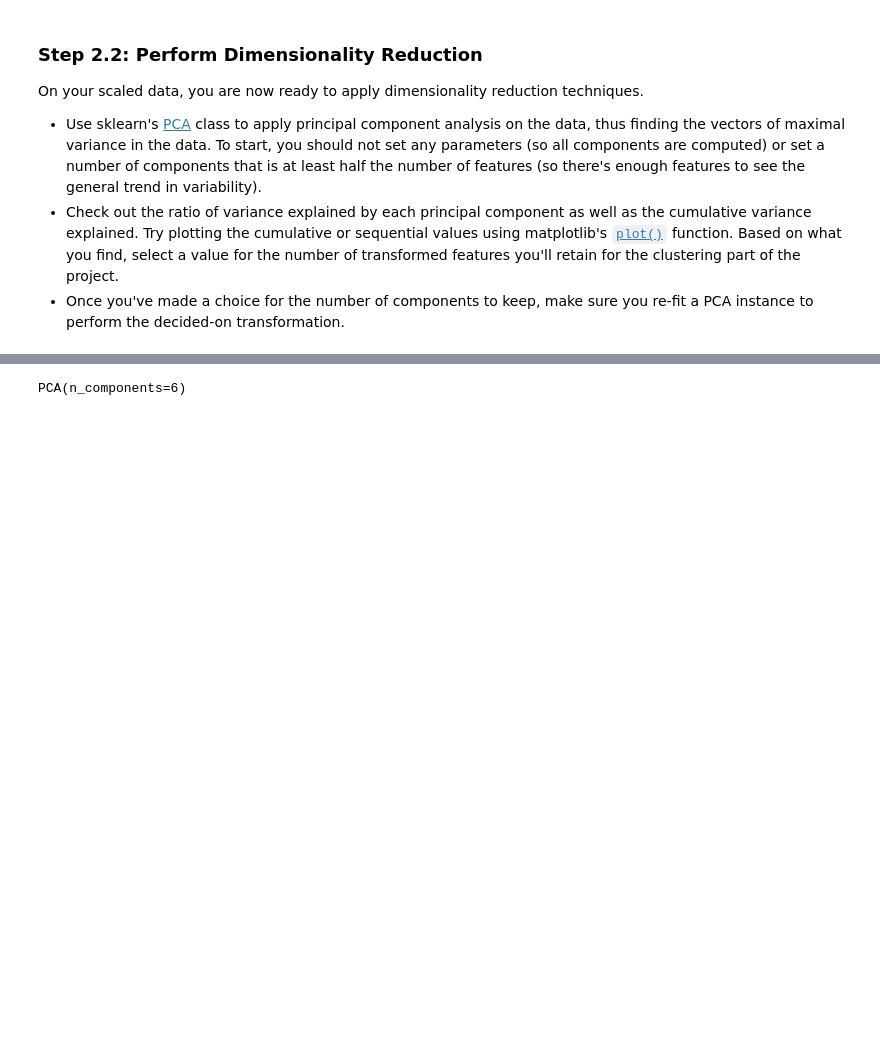
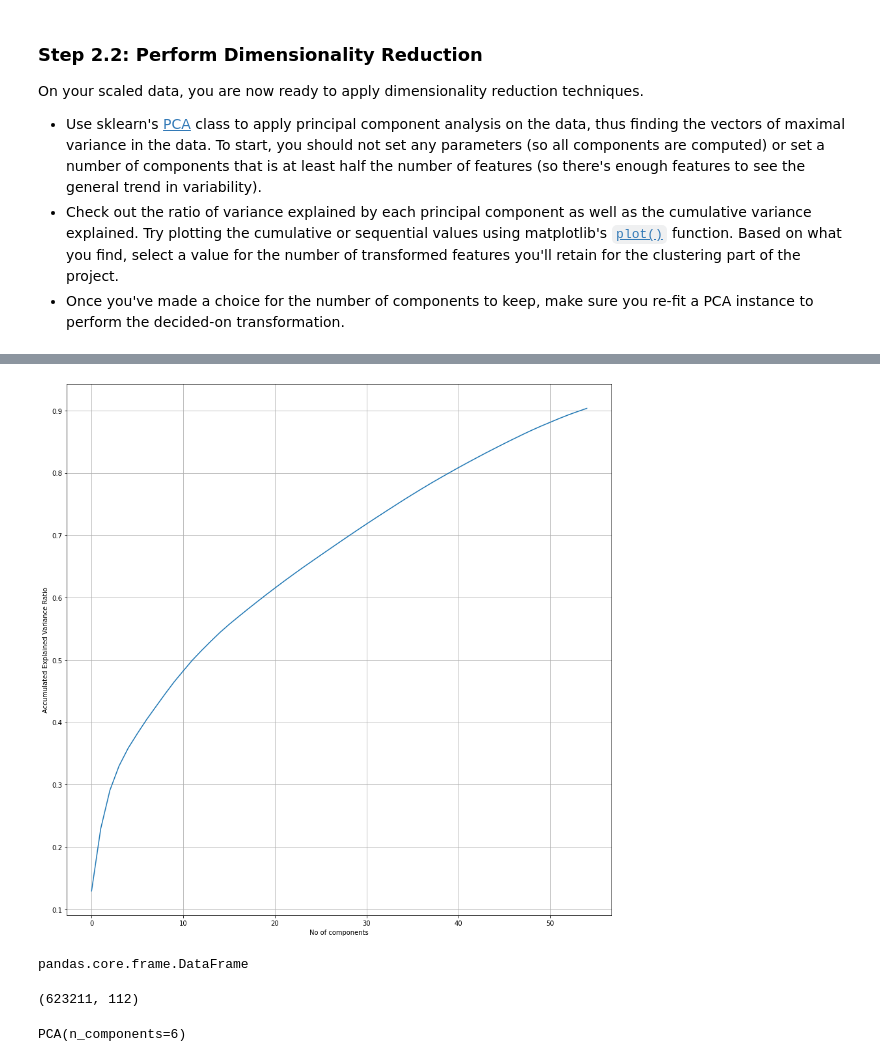
Before and after one commit to MagedZaghloul/segmenting_customers, a Jupyter notebook: Identify_Customer_Segments.ipynb, the cells around one changed output, grey strips where cells are left out. Saved outputs shown, nothing was run; the diff lists cells and outputs as text; code cells hidden in the pictures; blank space fills up the shorter version.

```diff
--- a/Identify_Customer_Segments.ipynb
+++ b/Identify_Customer_Segments.ipynb
@@ -846,5 +859,27 @@ plt.show()
+# %%
+pca_2 = PCA(n_components=0.9)
+
+pca_2.fit(azdias_df_scaled)
+
+var = pca_2.explained_variance_ratio_.cumsum()
+fig, ax = plt.subplots(figsize=(15,15))
+
+ax.plot(var)
+ax.set_xlabel("No of components")
+ax.set_ylabel("Accumulated Explained Variance Ratio")
+plt.grid()
+plt.show()
+# %% [output]
+[figure, added]
 # %%
 # Investigate the variance accounted for by each principal component.
+type(azdias_df)
+# %% [output]
+pandas.core.frame.DataFrame
+# %%
+azdias_df.shape
+# %% [output]
+(623211, 112)
 # %%
 # Re-apply PCA to the data while selecting for number of components to retain.
 
```
Also changed, not shown: parts of 27 cells of this notebook.
